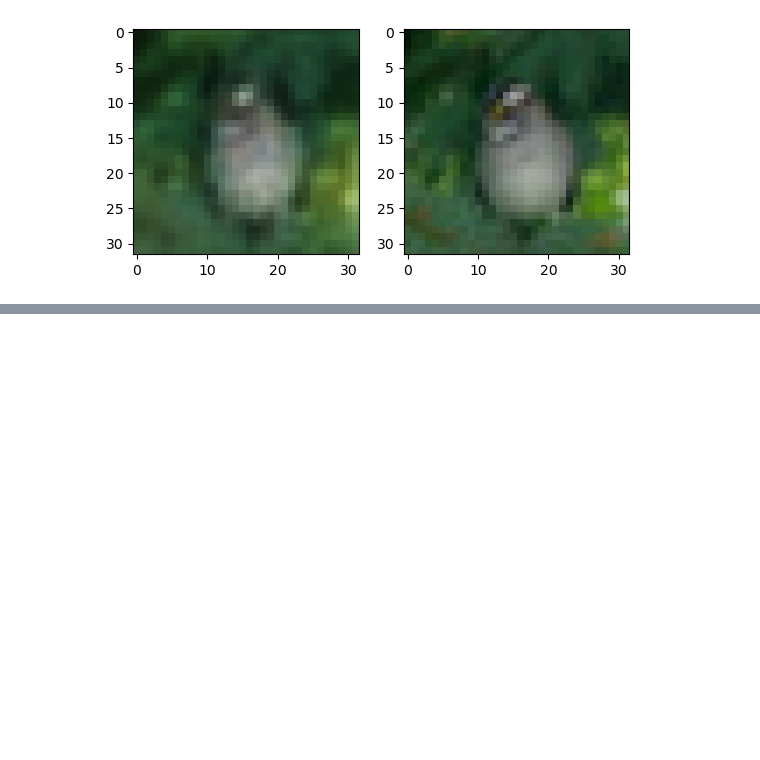
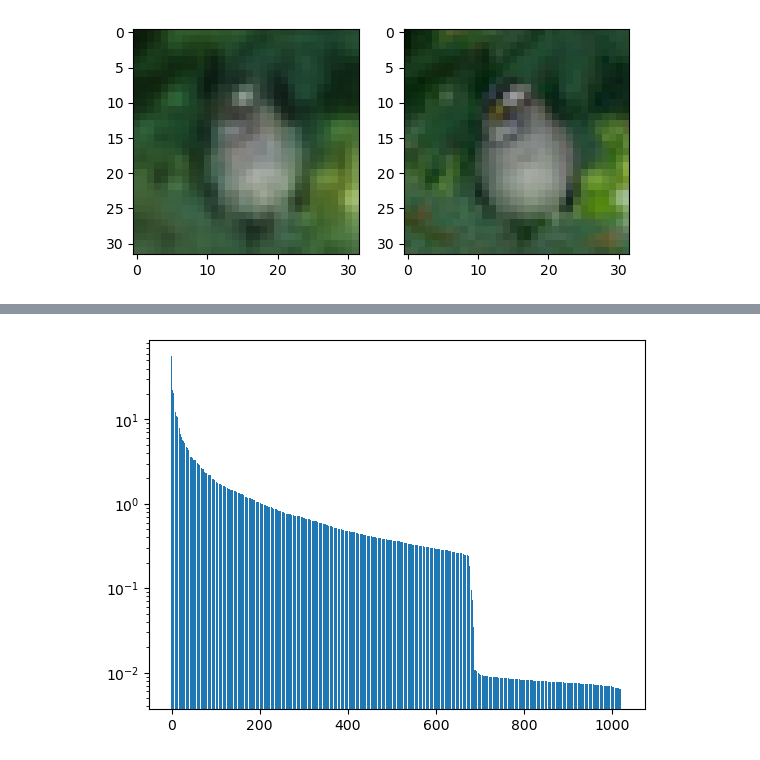
Before and after one commit to IDEALLab/Least_Volume_ICLR2024, a Jupyter notebook: notebook/image_reconstruction.ipynb, the cells around one changed output, grey strips where cells are left out. Cells and saved outputs as stored; diff of their text form; code cells hidden in the pictures; blank space fills up the shorter version.

```diff
--- a/notebook/reconstruction_image_dp.ipynb
+++ b/notebook/image_reconstruction.ipynb
@@ -574,0 +635,5 @@ ax.imshow(cifar_test[i].detach().cpu())
+# %%
+plt.bar(range(z.size(1)), z.std(0).sort(descending=True)[0].cpu().numpy())
+plt.yscale('log')
+# %% [output]
+[figure, added]
```
Also changed, not shown: parts of 7 cells of this notebook, 29 other files.
